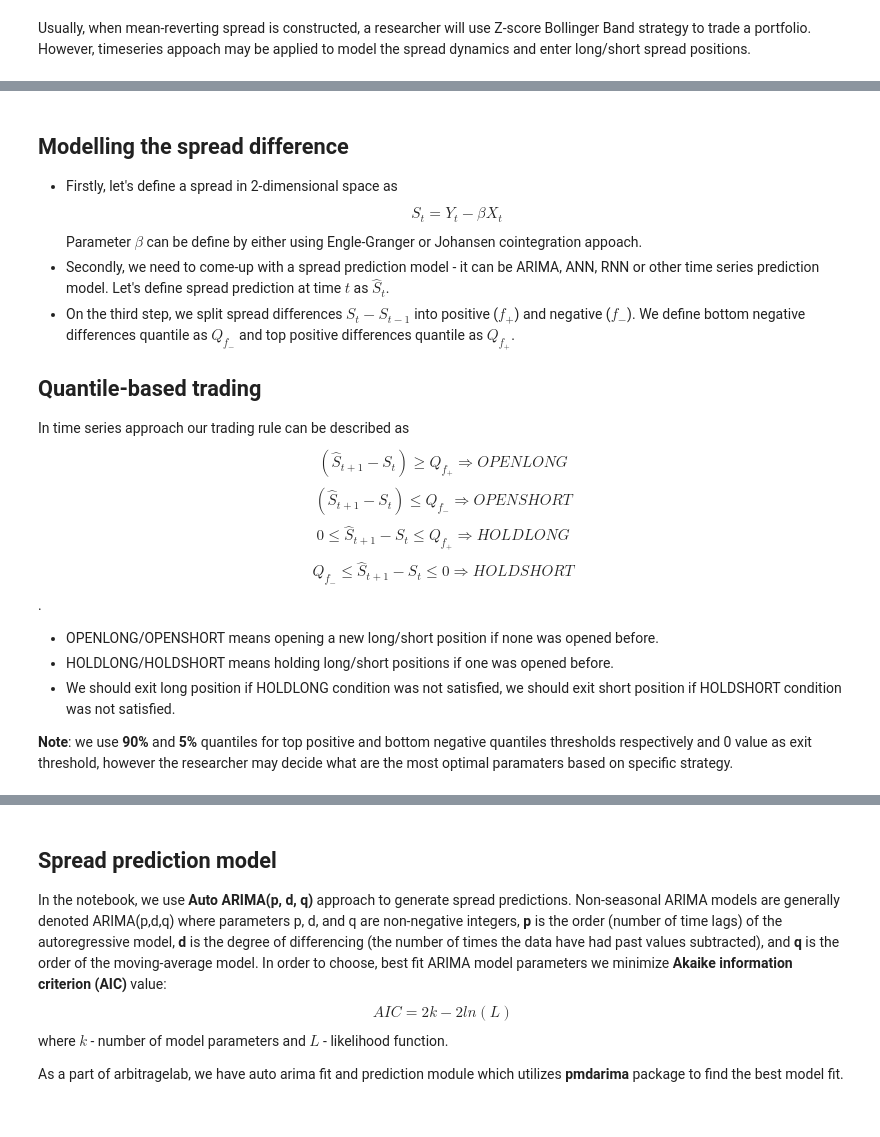
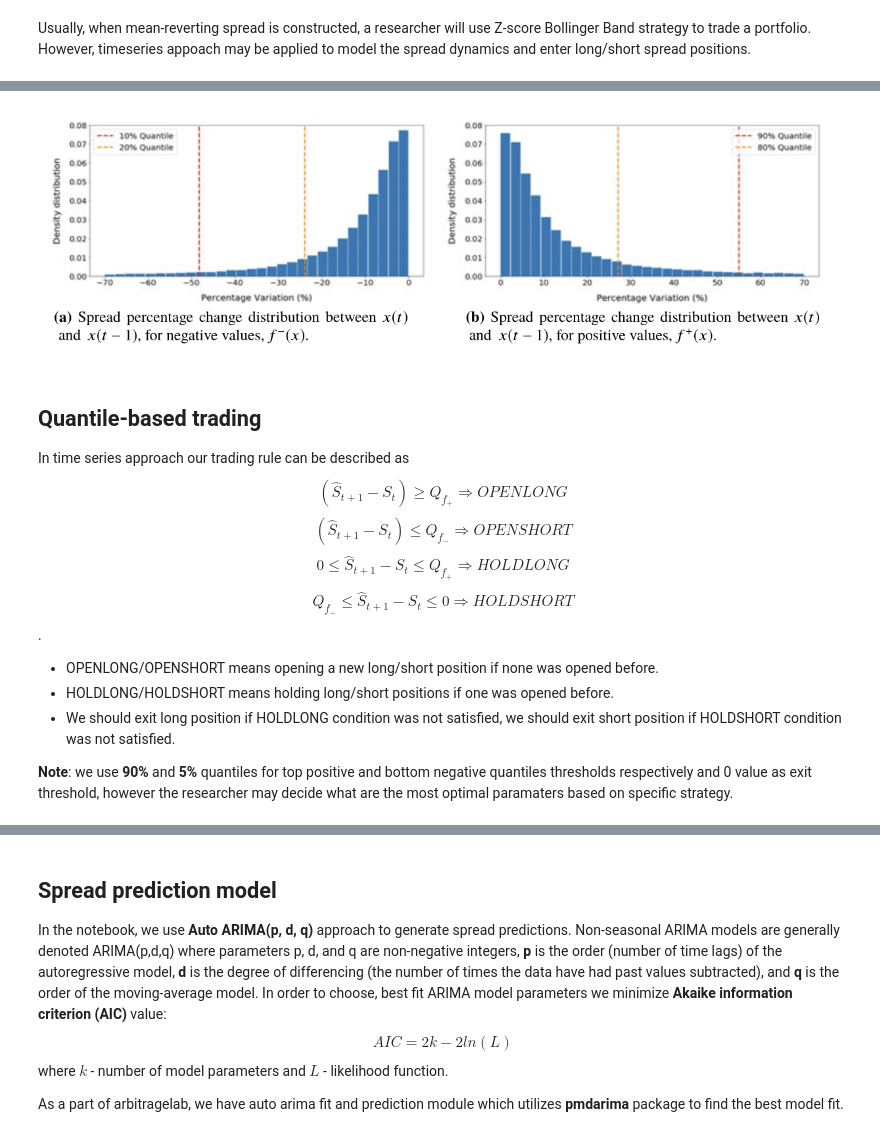
Before and after one commit to hudson-and-thames/arbitrage_research, a Jupyter notebook: Other Approaches/quantile_time_series.ipynb, the cells around one changed output, grey strips where cells are left out. Drawn from its saved outputs; the diff is of its cells as text; code cells hidden in the pictures.

```diff
--- a/Other Approaches/quantile_time_series.ipynb
+++ b/Other Approaches/quantile_time_series.ipynb
@@ -9,10 +17,8 @@ Usually, when mean-reverting spread is constructed, a researcher will use Z-scor
+# %%
+Image(filename='Time_Series/quantile_thresholds.png')
+# %% [output]
+[figure, added]
 # %% [markdown]
-## Modelling the spread difference
-
-- Firstly, let's define a spread in 2-dimensional space as $$S_t = Y_t - \beta X_t$$ Parameter $\beta$ can be define by either using Engle-Granger or Johansen cointegration appoach.
-- Secondly, we need to come-up with a spread prediction model - it can be ARIMA, ANN, RNN or other time series prediction model. Let's define spread prediction at time $t$ as $\hat S_t$.
-- On the third step, we split spread differences $S_t - S_{t-1}$ into positive ($f_{+}$) and negative ($f_{-}$). We define bottom negative differences quantile as $Q_{f_{-}}$ and top positive differences quantile as $Q_{f_{+}}$.
-
 ## Quantile-based trading
 In time series approach our trading rule can be described as $$(\hat S_{t+1} - S_{t}) \geq Q_{f_{+}} \Rightarrow OPEN LONG $$ $$ (\hat S_{t+1} - S_{t}) \leq Q_{f_{-}} \Rightarrow OPEN SHORT $$ $$0 \leq \hat S_{t+1} - S_{t} \leq Q_{f_{+}} \Rightarrow HOLDLONG$$ $$Q_{f_{-}} \leq \hat S_{t+1} - S_{t} \leq 0 \Rightarrow HOLDSHORT$$.
 
```
Also changed, not shown: parts of 22 cells of this notebook, 2 other files.
